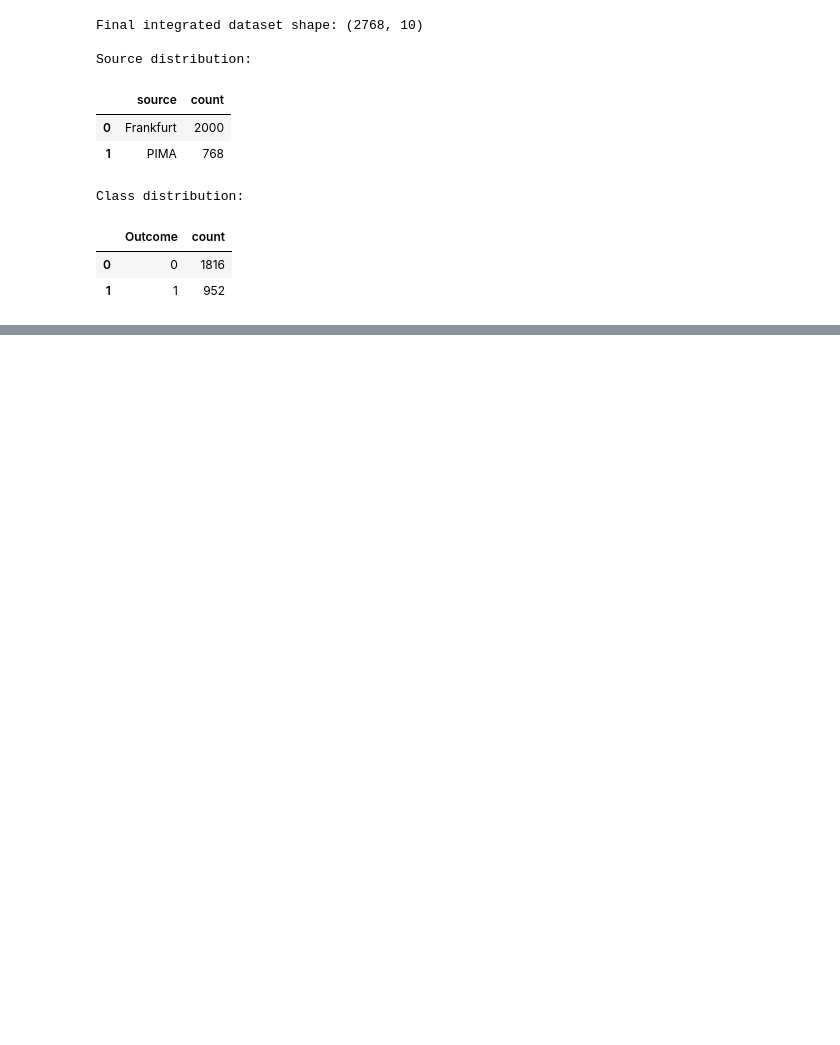
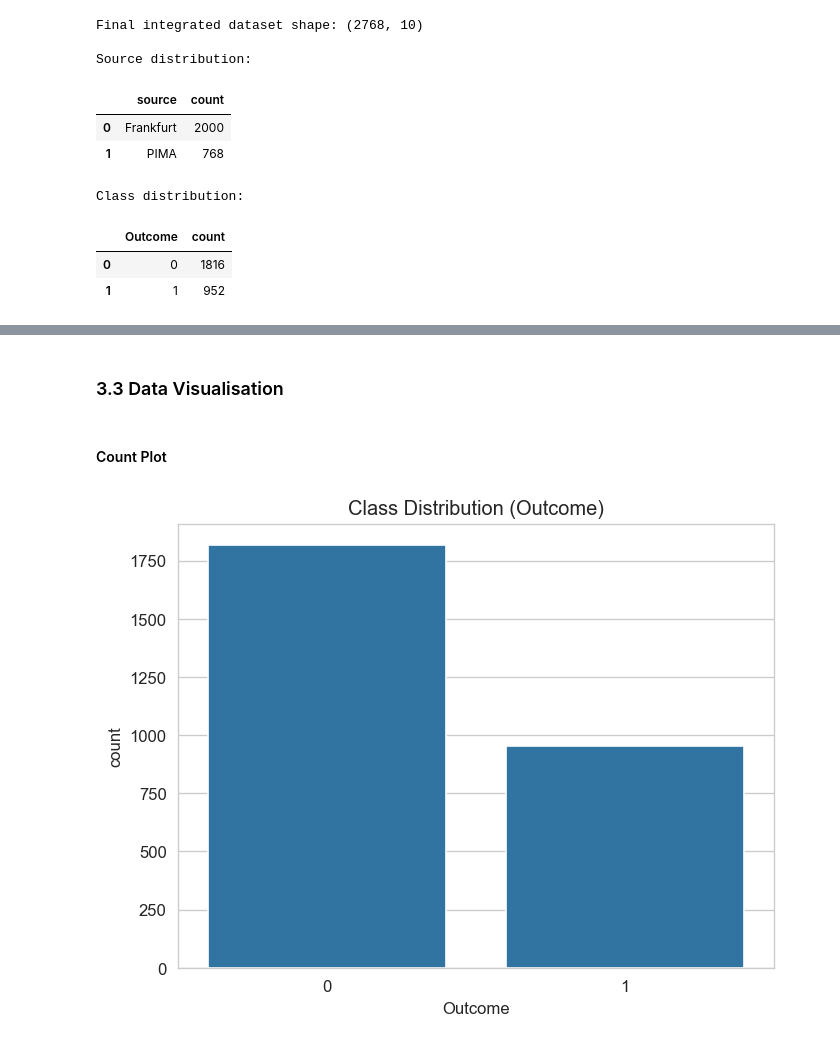
Before and after one commit to CceliaXXx818/diabetes-prediction-feature-selection, a Jupyter notebook: notebook.ipynb, the cells around one changed output, grey strips where cells are left out. Drawn from its saved outputs; the diff is of its cells as text; code cells hidden in the pictures; blank space fills up the shorter version.

```diff
--- a/notebook.ipynb
+++ b/notebook.ipynb
@@ -296,0 +190,20 @@ Missing value counts after median imputation
+# %%
+# Imputation — mean for normally distributed columns, median for skewed columns.
+# Each dataset is imputed using its own statistics, before merging.
+mean_cols   = ["Glucose", "BloodPressure"]
+median_cols = ["BMI", "SkinThickness", "Insulin"]
+
+for col in mean_cols:
+    df_pima[col]      = df_pima[col].fillna(df_pima[col].mean())
+    df_frankfurt[col] = df_frankfurt[col].fillna(df_frankfurt[col].mean())
+
+for col in median_cols:
+    df_pima[col]      = df_pima[col].fillna(df_pima[col].median())
+    df_frankfurt[col] = df_frankfurt[col].fillna(df_frankfurt[col].median())
+
+missing_after_imputation = pd.DataFrame({
+    "PIMA_missing_after_imputation": df_pima[missing_zero_cols].isna().sum(),
+    "Frankfurt_missing_after_imputation": df_frankfurt[missing_zero_cols].isna().sum()
+})
+print("\nMissing value counts after imputation (all zeros = success)")
+display(missing_after_imputation)
@@ -336,0 +279,11 @@ Class distribution:
+# %% [markdown]
+### 3.3 Data Visualisation
+# %% [markdown]
+#### Count Plot
+# %%
+sns.countplot(x='Outcome', data=df_model)
+plt.title("Class Distribution (Outcome)")
+plt.savefig(FIG_DIR / "fig_3_3_1_eda_countplot.png", bbox_inches="tight")
+plt.show()
+# %% [output]
+[figure, added]
```
Also changed, not shown: parts of 50 cells of this notebook, 12 other files.
